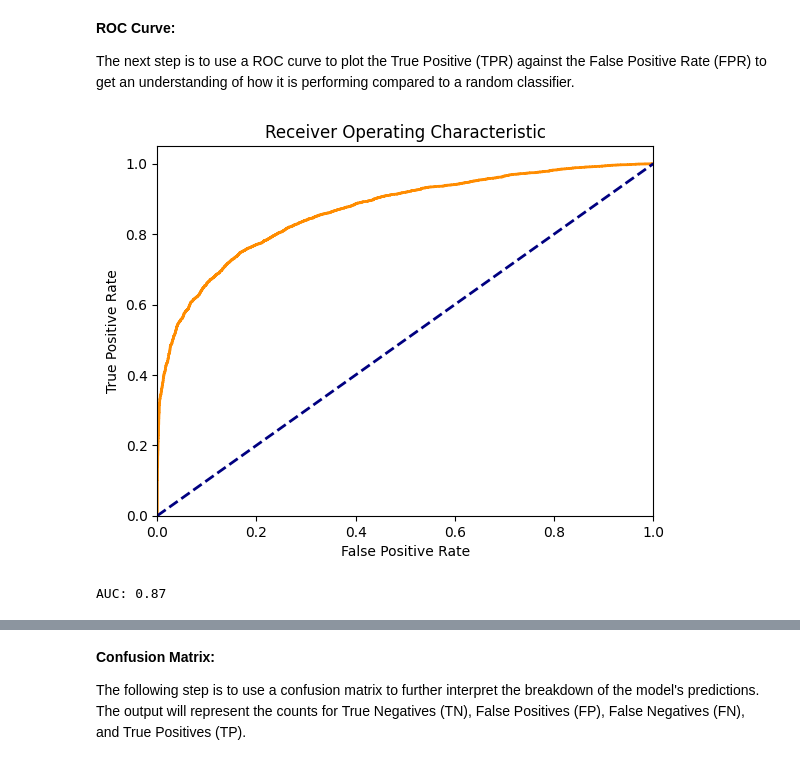
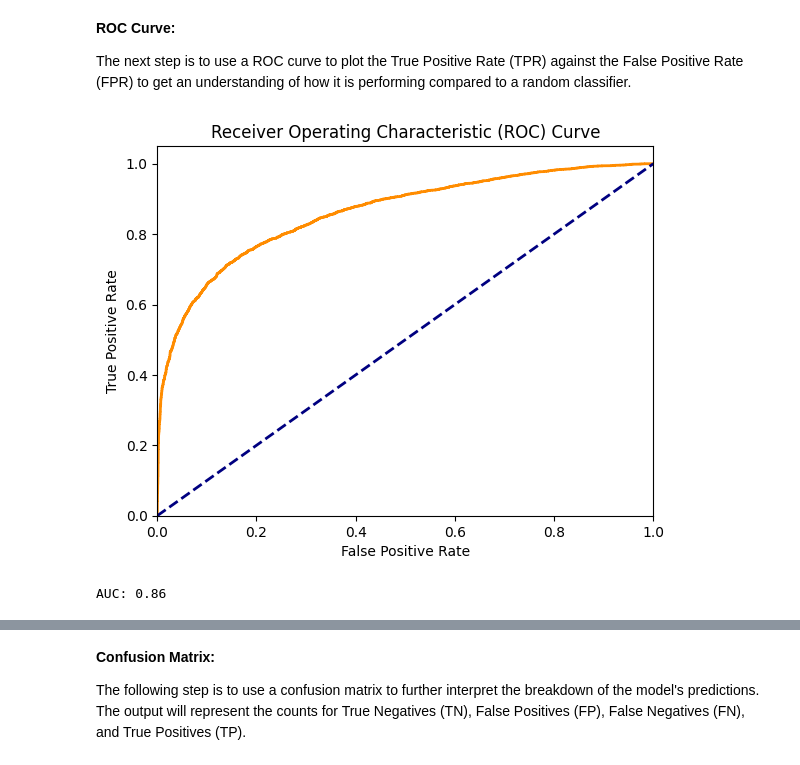
Before and after one commit to fariyanalam/Projects, a Jupyter notebook: PHYS152_Final_Project.ipynb, the cells around one changed output, grey strips where cells are left out. Saved outputs shown, nothing was run; the diff lists cells and outputs as text; code cells hidden in the pictures.

```diff
--- a/PHYS152_Final_Project.ipynb
+++ b/PHYS152_Final_Project.ipynb
@@ -120,12 +120,14 @@ import torch.optim as optim
 import time
 import pickle
 
-#Define model
+#Defining the model
 class BinaryClassifier(nn.Module):
     def __init__(self, input_dim):
         super(BinaryClassifier, self).__init__()
         self.model = nn.Sequential(
-            nn.Linear(input_dim, 32),
+            nn.Linear(input_dim, 64),
+            nn.LeakyReLU(),
+            nn.Linear(64, 32),
             nn.LeakyReLU(),
             nn.Linear(32, 16),
             nn.LeakyReLU(),
@@ -136,23 +138,23 @@ class BinaryClassifier(nn.Module):
     def forward(self, x):
         return self.model(x)
 
-#Convert data to tensors
+#Converting the data to tensors
 x_train_tensor = torch.tensor(X_train.values, dtype=torch.float32)
 y_train_tensor = torch.tensor(y_train.values, dtype=torch.float32).unsqueeze(1)
 x_test_tensor = torch.tensor(X_test.values, dtype=torch.float32)
 y_test_tensor = torch.tensor(y_test.values, dtype=torch.float32).unsqueeze(1)
 xy_train = torch.utils.data.TensorDataset(x_train_tensor, y_train_tensor)
-loader = torch.utils.data.DataLoader(xy_train, batch_size=int(len(X_train) / 5), shuffle=True)
+loader = torch.utils.data.DataLoader(xy_train, batch_size=int(len(X_train) / 10), shuffle=True)
 
-#Dictionaries to store losses
+#Defining dictionaries to store the losses
 train_losses_dict = {}
 test_losses_dict = {}
 
-#Training loop for different learning rates
-for lr in [0.02, 0.05, 0.1]:
+#Defining the training loop for lr = 0.005, 0.001, 0.0005
+for lr in [0.005, 0.001, 0.0005]:
     print(f"Learning Rate: {lr}")
 
-    #Initialize model, loss function, and optimizer
+    #Initializing the model, loss function, and ADAM optimizer
     input_dim = X_train.shape[1]
     net = BinaryClassifier(input_dim)
     loss_fn = nn.BCELoss()
@@ -162,9 +164,9 @@ for lr in [0.02, 0.05, 0.1]:
     train_losses = []
     test_losses = []
 
-    for epoch in range(10):
-        start_time = time.time()
+    start_time = time.time()
 
+    for epoch in range(15):
         for x_batch, y_batch in loader:
             y_pred = net(x_batch)
             optimizer.zero_grad()
@@ -186,6 +188,7 @@ for lr in [0.02, 0.05, 0.1]:
     train_losses_dict[lr] = train_losses
     test_losses_dict[lr] = test_losses
 
+#Saving the loss values to a file
 with open("loss_data.pkl", "wb") as f:
     pickle.dump({"train": train_losses_dict, "test": test_losses_dict}, f)
 
@@ -251,37 +255,40 @@ The training loss consistently decreases over time for all learning rates, with
 # %% [markdown]
 **ROC Curve:**
 
-The next step is to use a ROC curve to plot the True Positive (TPR) against the False Positive Rate (FPR) to get an understanding of how it is performing compared to a random classifier.
+The next step is to use a ROC curve to plot the True Positive Rate (TPR) against the False Positive Rate (FPR) to get an understanding of how it is performing compared to a random classifier.
 # %%
-from sklearn.metrics import roc_curve, auc
+from sklearn.metrics import roc_auc_score, roc_curve
 import matplotlib.pyplot as plt
 
-# Load the trained model
+#Loading the trained model
 net.load_state_dict(torch.load("binary_classifier.pth"))
 net.eval()
 with torch.no_grad():
     y_pred_test = net(x_test_tensor)
 
-y_pred_probs = y_pred_test
+#Converting the predictions to numpy
+y_pred_probabilities = y_pred_test.cpu().numpy().flatten()
+y_test_flat = y_test_tensor.cpu().numpy().flatten()
 
-y_pred_probs = y_pred_probs.cpu().numpy()
-fpr, tpr, thresholds = roc_curve(y_test_tensor, y_pred_probs)
+#Compute the ROC curve
+fpr, tpr, thresholds = roc_curve(y_test_flat, y_pred_probabilities)
+#Calculating the AUC directly
 roc_auc = auc(fpr, tpr)
 
 plt.figure()
 plt.plot(fpr, tpr, color='darkorange', lw=2, label='ROC curve (area = %0.2f)' % roc_auc)
 plt.plot([0, 1], [0, 1], color='navy', lw=2, linestyle='--')
 plt.xlim([0.0, 1.0])
 plt.ylim([0.0, 1.05])
 plt.xlabel('False Positive Rate')
 plt.ylabel('True Positive Rate')
-plt.title('Receiver Operating Characteristic')
+plt.title('Receiver Operating Characteristic (ROC) Curve')
 plt.show()
 
 print(f'AUC: {roc_auc:.2f}')
 # %% [output]
-[figure, old version]
+[figure, new version]
-AUC: 0.87
+AUC: 0.86
 # %% [markdown]
 **Interpretation:**
 
```
Also changed, not shown: parts of 24 cells of this notebook.
